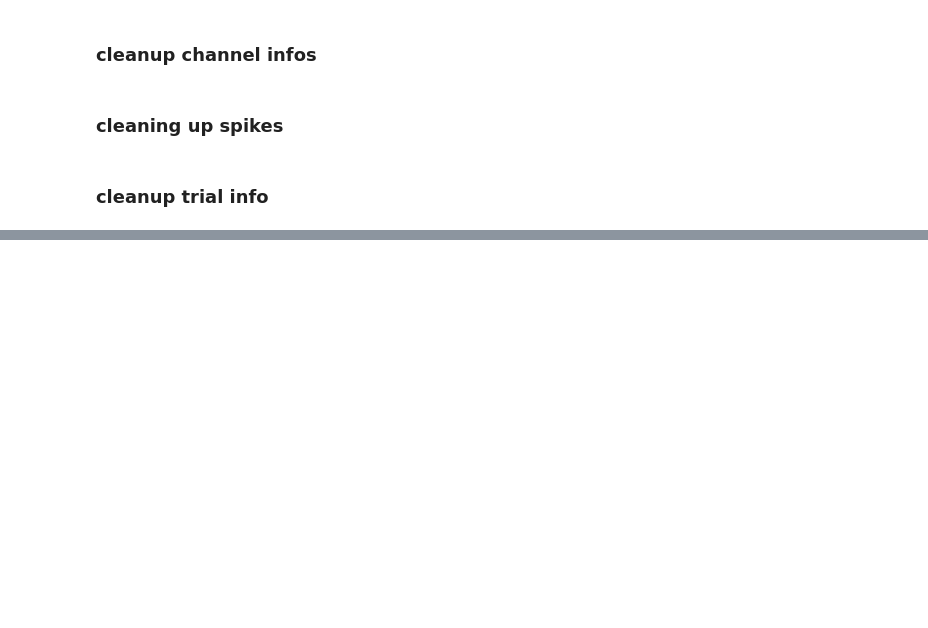
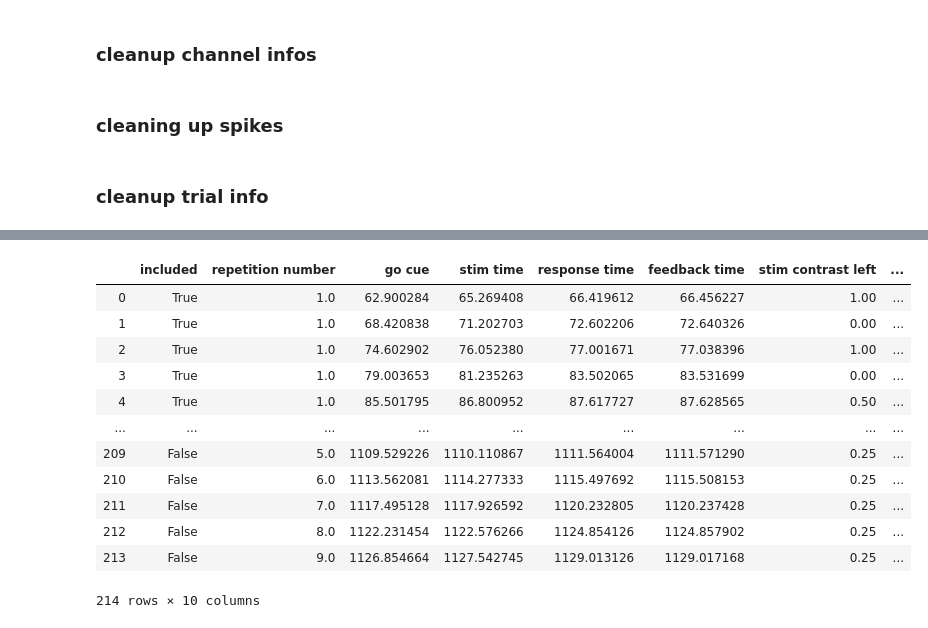
Before and after one commit to KceniaB/NMA_project, a Jupyter notebook: sam_project.ipynb, the cells around one changed output, grey strips where cells are left out. Saved outputs shown, nothing was run; the diff lists cells and outputs as text; code cells hidden in the pictures; blank space fills up the shorter version.

```diff
--- a/sam_project.ipynb
+++ b/sam_project.ipynb
@@ -229,5 +249,21 @@ trials_df = pd.DataFrame({'included':session['trials_included'][:,0],
                           'feedback type':session['trials_feedbackType'][:,0],
 
                          })
+# %%
+trials_df
+# %% [output]
+|  | included | repetition number | go cue | stim time | response time | feedback time | stim contrast left | ... |
+| 0 | True | 1.0 | 62.900284 | 65.269408 | 66.419612 | 66.456227 | 1.00 | ... |
+| 1 | True | 1.0 | 68.420838 | 71.202703 | 72.602206 | 72.640326 | 0.00 | ... |
+| 2 | True | 1.0 | 74.602902 | 76.052380 | 77.001671 | 77.038396 | 1.00 | ... |
+| 3 | True | 1.0 | 79.003653 | 81.235263 | 83.502065 | 83.531699 | 0.00 | ... |
+| 4 | True | 1.0 | 85.501795 | 86.800952 | 87.617727 | 87.628565 | 0.50 | ... |
+| ... | ... | ... | ... | ... | ... | ... | ... | ... |
+| 209 | False | 5.0 | 1109.529226 | 1110.110867 | 1111.564004 | 1111.571290 | 0.25 | ... |
+| 210 | False | 6.0 | 1113.562081 | 1114.277333 | 1115.497692 | 1115.508153 | 0.25 | ... |
+| 211 | False | 7.0 | 1117.495128 | 1117.926592 | 1120.232805 | 1120.237428 | 0.25 | ... |
+| 212 | False | 8.0 | 1122.231454 | 1122.576266 | 1124.854126 | 1124.857902 | 0.25 | ... |
+| 213 | False | 9.0 | 1126.854664 | 1127.542745 | 1129.013126 | 1129.017168 | 0.25 | ... |
+214 rows × 10 columns
 # %%
 qgrid.show_grid(trials_df)
```
Also changed, not shown: parts of 9 cells of this notebook, 3 other files.
